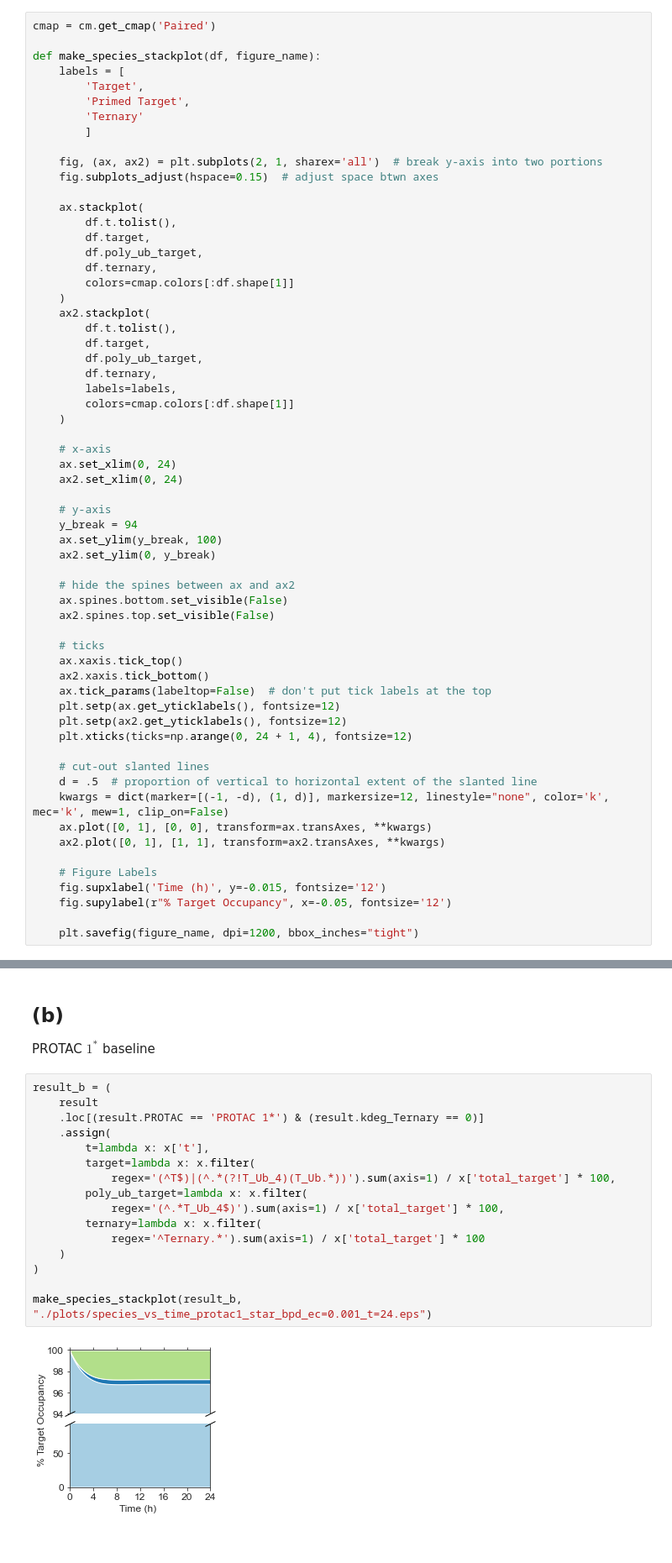
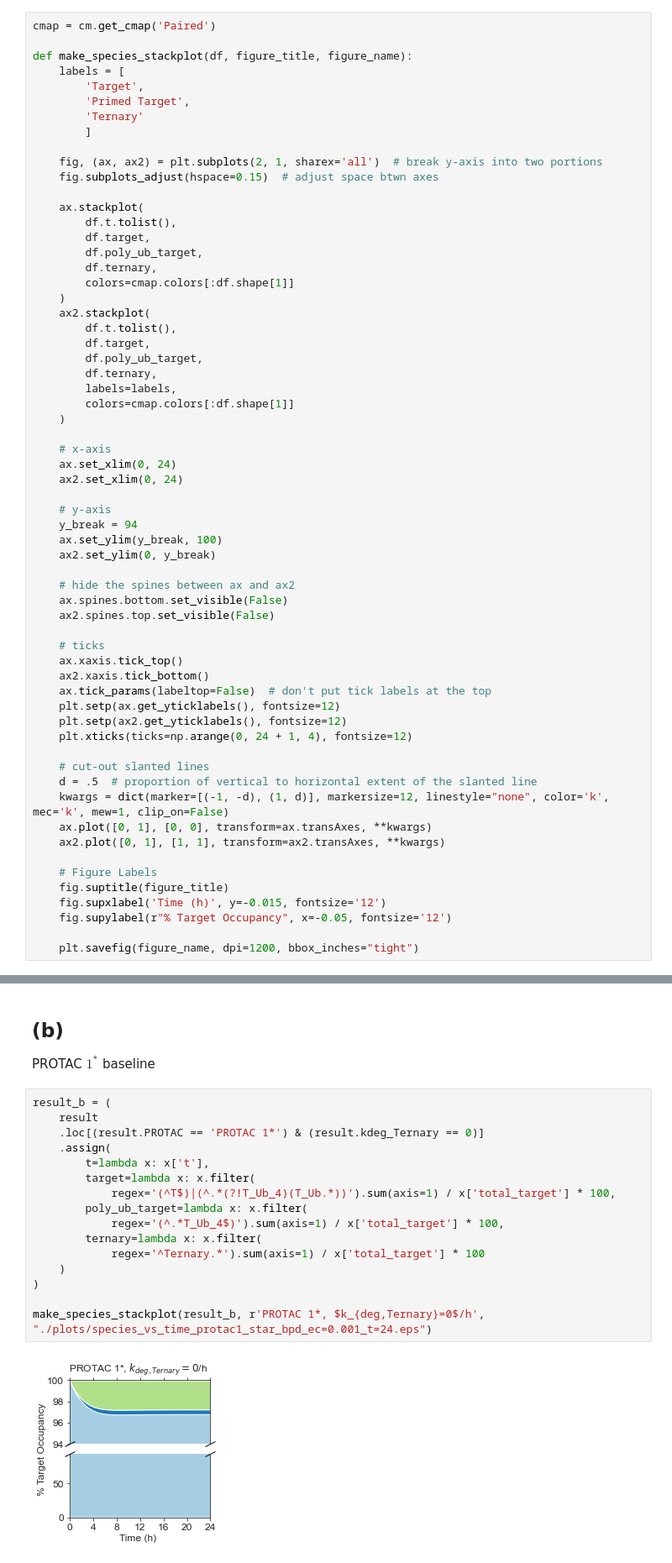
Before and after one commit to stxinsite/kinetic-degradation, a Jupyter notebook: make_figures.ipynb, the cells around one changed output, grey strips where cells are left out. Shown: that part at 84% size. Cells and saved outputs as stored; diff of their text form.

```diff
--- a/make_figures.ipynb
+++ b/make_figures.ipynb
@@ -135,7 +137,7 @@ Percentage populations of target protein molecular species vs. Time
 # %%
 cmap = cm.get_cmap('Paired')
 
-def make_species_stackplot(df, figure_name):
+def make_species_stackplot(df, figure_title, figure_name):
     labels = [
         'Target',
         'Primed Target',
@@ -189,6 +191,7 @@ def make_species_stackplot(df, figure_name):
     ax2.plot([0, 1], [1, 1], transform=ax2.transAxes, **kwargs)
 
     # Figure Labels
+    fig.suptitle(figure_title)
     fig.supxlabel('Time (h)', y=-0.015, fontsize='12')
     fig.supylabel(r"% Target Occupancy", x=-0.05, fontsize='12')
 
@@ -236,21 +241,21 @@ PROTAC $1^*$ baseline
 # %%
 result_b = (
     result
     .loc[(result.PROTAC == 'PROTAC 1*') & (result.kdeg_Ternary == 0)]
     .assign(
         t=lambda x: x['t'],
         target=lambda x: x.filter(
             regex='(^T$)|(^.*(?!T_Ub_4)(T_Ub.*))').sum(axis=1) / x['total_target'] * 100,
         poly_ub_target=lambda x: x.filter(
             regex='(^.*T_Ub_4$)').sum(axis=1) / x['total_target'] * 100,
         ternary=lambda x: x.filter(
             regex='^Ternary.*').sum(axis=1) / x['total_target'] * 100
     )
 )
 
-make_species_stackplot(result_b, "./plots/species_vs_time_protac1_star_bpd_ec=0.001_t=24.eps")
+make_species_stackplot(result_b, r'PROTAC 1*, $k_{deg,Ternary}=0$/h', "./plots/species_vs_time_protac1_star_bpd_ec=0.001_t=24.eps")
 # %% [output]
-[figure, old version]
+[figure, new version]
 # %% [markdown]
 ## (c)
 ACBI1 where $kdeg_{Ternary} = 60/h$
```
Also changed, not shown: parts of 11 cells of this notebook, 11 other files.
